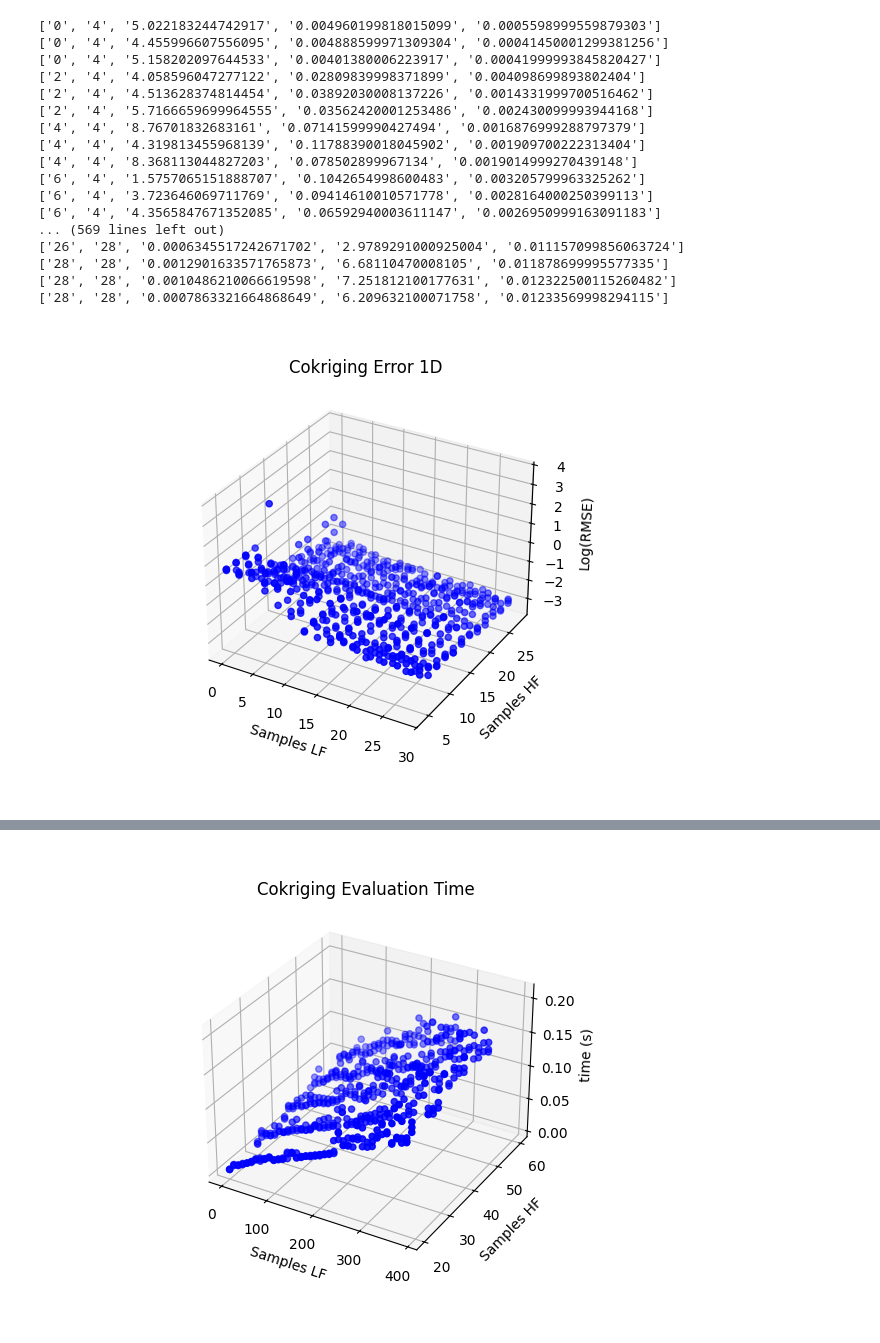
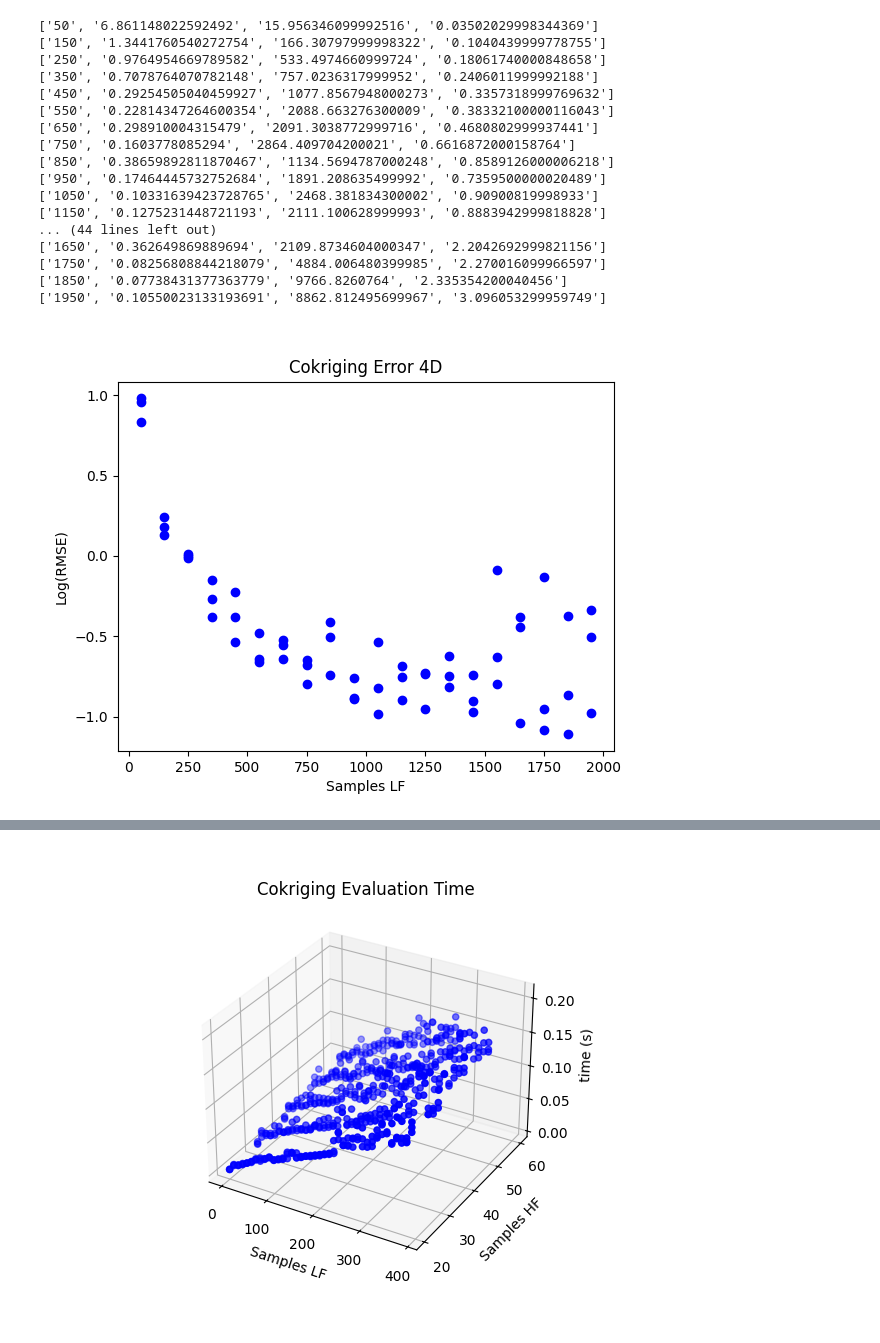
Before and after one commit to tzangleUMaine/SurrogateModeling, a Jupyter notebook: examples/data_viewer.ipynb, the cells around one changed output, grey strips where cells are left out. Cells and saved outputs as stored; diff of their text form; code cells hidden in the pictures.

Commit message:
Added knn regression scheme as simple example, uses a distance based weighting to find point averages. Fixed cokriging, and diff kriging to work with faster formulation that saves difference data.

```diff
--- a/examples/data_viewer.ipynb
+++ b/examples/data_viewer.ipynb
@@ -54,7 +70,34 @@ def plot_cokriging_data(
         color=color,
         label=label,
     )
+def plot_single_fidelity_data(
+    points,
+    output,
+    name="Cokriging Data",
+    color="black",
+    label="data",
+    log_output=False,
+    ax=None,
+):
+    if ax == None:
+        plt.close()
+        fig = plt.figure(name)
+        ax = fig.add_subplot()
+    ax.set_title(name)
+    ax.set_xlabel("Samples LF")
+    ax.set_ylabel(label)
 
+    if log_output:
+        output = np.log10(output)
+
+    ax.scatter(
+        points,
+        output,
+        color=color,
+        label=label,
+    )
+
+    return ax
 
 def plot_cokriging_data_slice(
     points_lf,
@@ -101,38 +144,37 @@ def plot_cokriging_data_slice(
     )
     return ax
 # %%
-loaded_lf,loaded_hf,loaded_error,loaded_train_time,loaded_evaluation_time = load_csv_results_data('CokrigingResults_1D.csv')
+loaded,loaded_error,loaded_train_time,loaded_evaluation_time = load_single_fidelity_csv_results('SingleFidelity4D_Cokriging_262105.csv')
 # %% [output]
-['0', '4', '5.022183244742917', '0.004960199818015099', '0.0005598999559879303']
-['0', '4', '4.455996607556095', '0.004888599971309304', '0.00041450001299381256']
-['0', '4', '5.158202097644533', '0.00401380006223917', '0.00041999993845820427']
-['2', '4', '4.058596047277122', '0.02809839998371899', '0.004098699893802404']
-['2', '4', '4.513628374814454', '0.03892030008137226', '0.0014331999700516462']
-['2', '4', '5.7166659699964555', '0.03562420001253486', '0.002430099993944168']
-['4', '4', '8.76701832683161', '0.07141599990427494', '0.0016876999288797379']
-['4', '4', '4.319813455968139', '0.11788390018045902', '0.001909700222313404']
-['4', '4', '8.368113044827203', '0.078502899967134', '0.0019014999270439148']
-['6', '4', '1.5757065151888707', '0.1042654998600483', '0.003205799963325262']
-['6', '4', '3.723646069711769', '0.09414610010571778', '0.0028164000250399113']
-['6', '4', '4.3565847671352085', '0.06592940003611147', '0.0026950999163091183']
-... (569 lines left out)
-['26', '28', '0.0006345517242671702', '2.9789291000925004', '0.011157099856063724']
-['28', '28', '0.0012901633571765873', '6.68110470008105', '0.011878699995577335']
-['28', '28', '0.0010486210066619598', '7.251812100177631', '0.012322500115260482']
-['28', '28', '0.0007863321664868649', '6.209632100071758', '0.01233569998294115']
+['50', '6.861148022592492', '15.956346099992516', '0.03502029998344369']
+['150', '1.3441760540272754', '166.30797999998322', '0.1040439999778755']
+['250', '0.9764954669789582', '533.4974660999724', '0.18061740000848658']
+['350', '0.7078764070782148', '757.0236317999952', '0.2406011999992188']
+['450', '0.29254505040459927', '1077.8567948000273', '0.3357318999769632']
+['550', '0.22814347264600354', '2088.663276300009', '0.38332100000116043']
+['650', '0.298910004315479', '2091.3038772999716', '0.4680802999937441']
+['750', '0.1603778085294', '2864.409704200021', '0.6616872000158764']
+['850', '0.38659892811870467', '1134.5694787000248', '0.8589126000006218']
+['950', '0.17464445732752684', '1891.208635499992', '0.7359500000020489']
+['1050', '0.10331639423728765', '2468.381834300002', '0.90900819998933']
+['1150', '0.1275231448721193', '2111.100628999993', '0.8883942999818828']
+... (44 lines left out)
+['1650', '0.362649869889694', '2109.8734604000347', '2.2042692999821156']
+['1750', '0.08256808844218079', '4884.006480399985', '2.270016099966597']
+['1850', '0.07738431377363779', '9766.8260764', '2.335354200040456']
+['1950', '0.10550023133193691', '8862.812495699967', '3.096053299959749']
 # %%
-ax = plot_cokriging_data(
-    points_lf=loaded_lf,
-    points_hf=loaded_hf,
+ax = plot_single_fidelity_data(
+    points=loaded,
     output=loaded_error,
     label="Log(RMSE)",
-    name="Cokriging Error 1D",
+    name="Cokriging Error 4D",
     log_output=True,
     color="blue",
 )
 plt.show()
 # %% [output]
-[figure, old version]
+[figure, new version]
 # %%
 ax = plot_cokriging_data(
     points_lf=loaded_lf, points_hf=loaded_hf, output=loaded_train_time, label="time (s)",name="Cokriging Training Time", color="blue"
```
Also changed, not shown: parts of 2 cells of this notebook, 8 other files.
